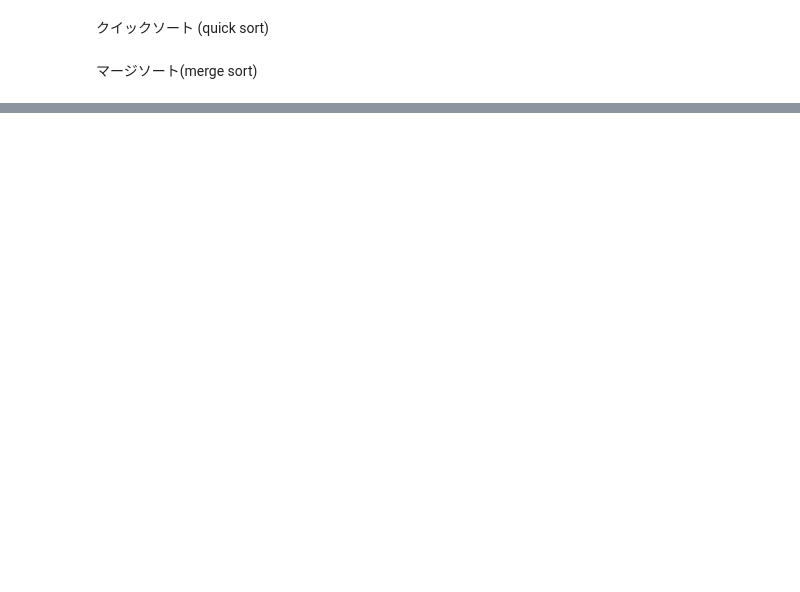
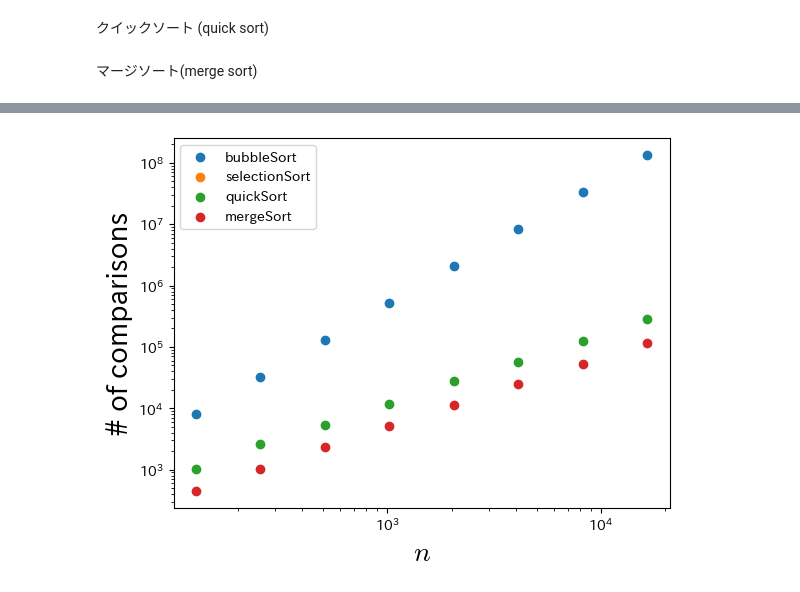
Before and after one commit to first-programming-saga/SortAndSearch, a Jupyter notebook: sort.ipynb, the cells around one changed output, grey strips where cells are left out. Saved outputs shown, nothing was run; the diff lists cells and outputs as text; code cells hidden in the pictures; blank space fills up the shorter version.

```diff
--- a/sort.ipynb
+++ b/sort.ipynb
@@ -117,25 +145,24 @@ def mergeSort(data:list[Any], key=lambda x:x) -> tuple[list[Any],int]:
     output, count = __merge(left, right, key)
     return output, count + lc + rc
 # %%
-def countComparison(m:int, filename='countSummary.pdf')->None:
+def countComparison(m:int, methods:list[str], filename='countSummary.pdf')->None:
     """
-    泡立ち法とクイックソートにおいて、データ数に対する比較の回数を計測する
+    ソート方法毎に、データ数に対する比較の回数を計測する
 
     parameters
     ------
+    methods: ソート方法のリスト
     m データ点の数、要素数は128から128*2^{m-1}まで2倍ずつ増える
     """
     nList:list[int] = list()
-    bubbleCount:list[int] = list()
-    quickCount:list[int] = list()
+    results:dict[str, list[int]] = {method: list() for method in methods}
     n = 128
     for _ in range(m):
-        data = [(k, random.random()) for k in range(n)]
-        _, bc = bubbleSort(data, key=lambda x:x[1])
-        _, qc = quickSort(data, key=lambda x:x[1])
+        data: list[tuple[int, float]] = [(k, random.random()) for k in range(n)]
         nList.append(n)
-        bubbleCount.append(bc)
-        quickCount.append(qc)
+        for method in methods:
+            _, count = eval(method)(data, key=lambda x:x[1])
+            results[method].append(count)
         n *= 2
     #作図の開始
     fig, ax = plt.subplots()
@@ -143,8 +170,8 @@ def countComparison(m:int, filename='countSummary.pdf')->None:
     ax.set_yscale('log')
     ax.set_xlabel('$n$', fontsize=20)
     ax.set_ylabel('# of comparisons', fontsize=20)
-    ax.scatter(nList, bubbleCount, label='bubble')
-    ax.scatter(nList, quickCount, label='quick')
+    for method in methods:
+        ax.scatter(nList, results[method], label=method)
     ax.legend()
     plt.savefig(filename)
 # %%
@@ -159,0 +207,4 @@ countComparison(8)
+# %%
+countComparison(8, ['bubbleSort', 'selectionSort', 'quickSort', 'mergeSort'], 'countSummary.pdf')
+# %% [output]
+[figure, added]
```
Also changed, not shown: parts of 4 cells of this notebook, 1 other file.
